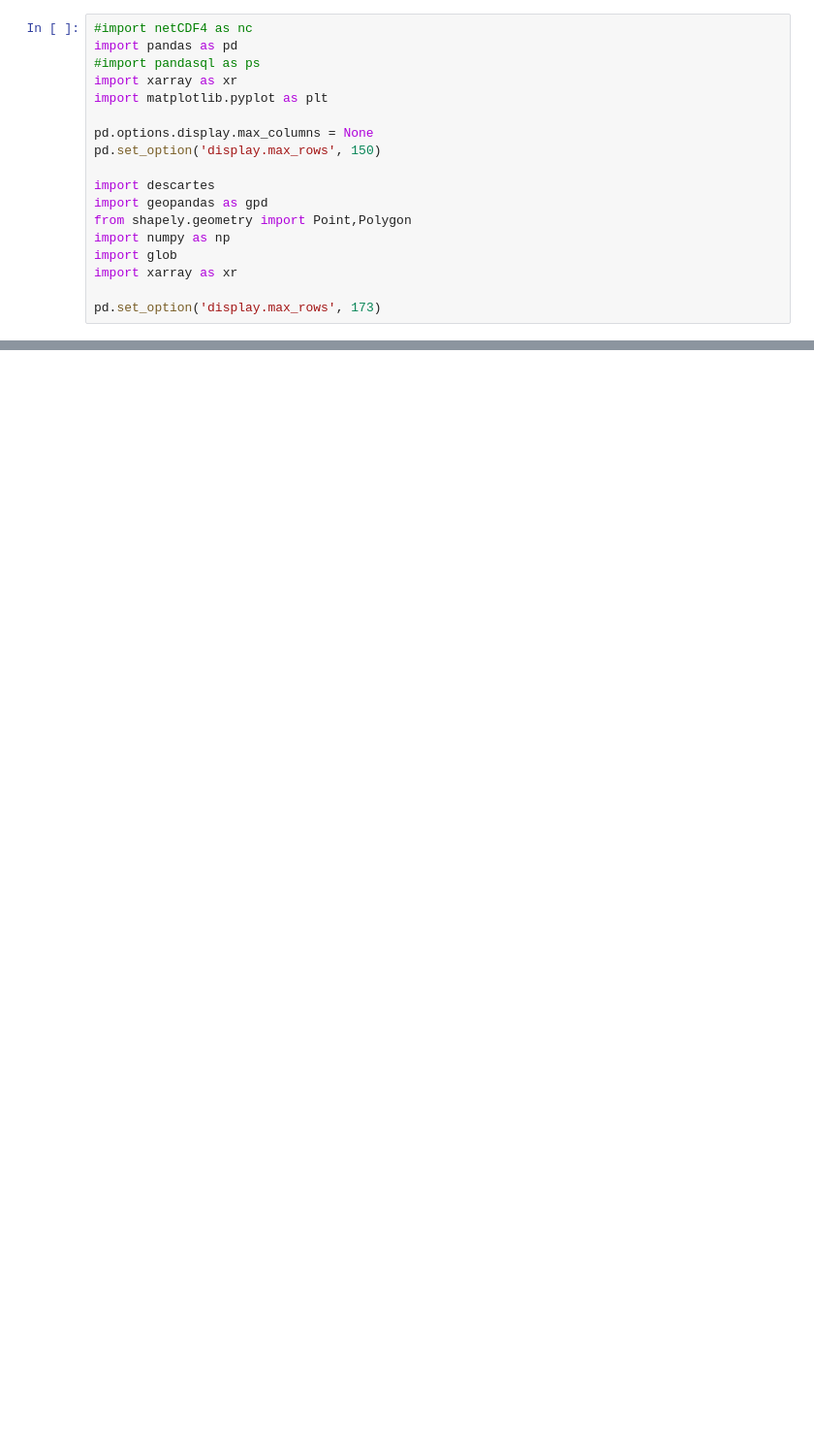
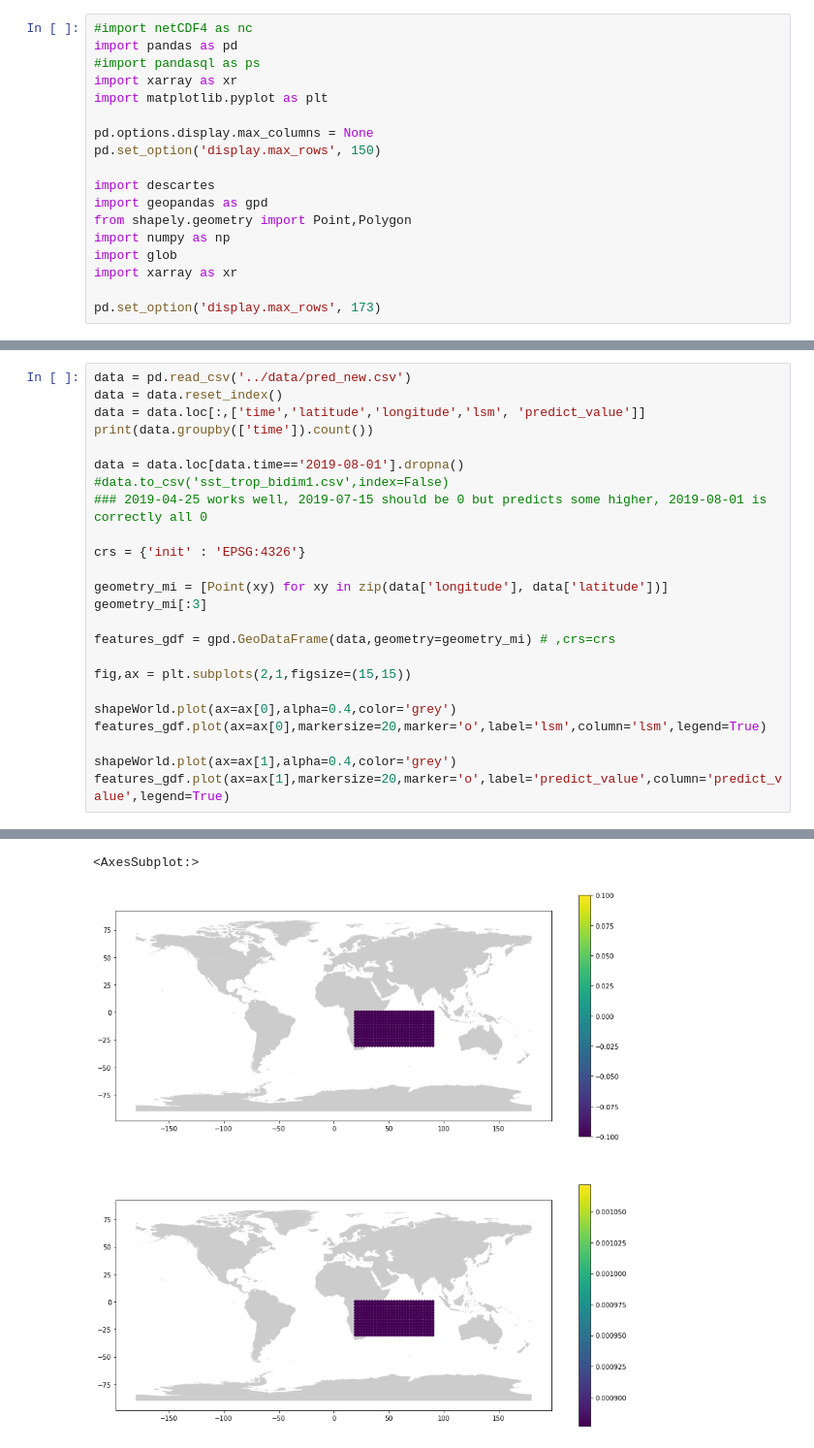
Before and after one commit to PaoloBonettiPolimi/TC, a Jupyter notebook: notebooks/3) Plot feedforward NN.ipynb, the cells around one changed output, grey strips where cells are left out. Shown: that part at 97% size. Drawn from its saved outputs; the diff is of its cells as text; blank space fills up the shorter version.

```diff
--- a/notebooks/3) Plot feedforward NN.ipynb
+++ b/notebooks/3) Plot feedforward NN.ipynb
@@ -84,3 +43,28 @@ data.loc[data.lsm!=0].groupby(['time']).count()
 | 2019-04-27 | 4 | 4 | 4 | 4 | 4 | 4 | 4 | 4 | 4 | 4 | ... |
 | 2019-04-28 | 6 | 6 | 6 | 6 | 6 | 6 | 6 | 6 | 6 | 6 | ... |
 | 2019-04-29 | 5 | 5 | 5 | 5 | 5 | 5 | 5 | 5 | 5 | 5 | ... |
+# %%
+data = pd.read_csv('../data/pred_new.csv')
+data = data.reset_index()
+data = data.loc[:,['time','latitude','longitude','lsm', 'predict_value']]
+print(data.groupby(['time']).count())
+
+data = data.loc[data.time=='2019-08-01'].dropna()
+#data.to_csv('sst_trop_bidim1.csv',index=False)
+### 2019-04-25 works well, 2019-07-15 should be 0 but predicts some higher, 2019-08-01 is correctly all 0
+
+crs = {'init' : 'EPSG:4326'}
+
+geometry_mi = [Point(xy) for xy in zip(data['longitude'], data['latitude'])]
+geometry_mi[:3]
+
+features_gdf = gpd.GeoDataFrame(data,geometry=geometry_mi) # ,crs=crs
+
+fig,ax = plt.subplots(2,1,figsize=(15,15))
+
+shapeWorld.plot(ax=ax[0],alpha=0.4,color='grey')
+features_gdf.plot(ax=ax[0],markersize=20,marker='o',label='lsm',column='lsm',legend=True)
+
+shapeWorld.plot(ax=ax[1],alpha=0.4,color='grey')
+features_gdf.plot(ax=ax[1],markersize=20,marker='o',label='predict_value',column='predict_value',legend=True)
+# %% [output]
@@ -86,0 +86,2 @@ data.loc[data.lsm!=0].groupby(['time']).count()
+<AxesSubplot:>
+[figure, new version]
```
Also changed, not shown: parts of 4 cells of this notebook.
